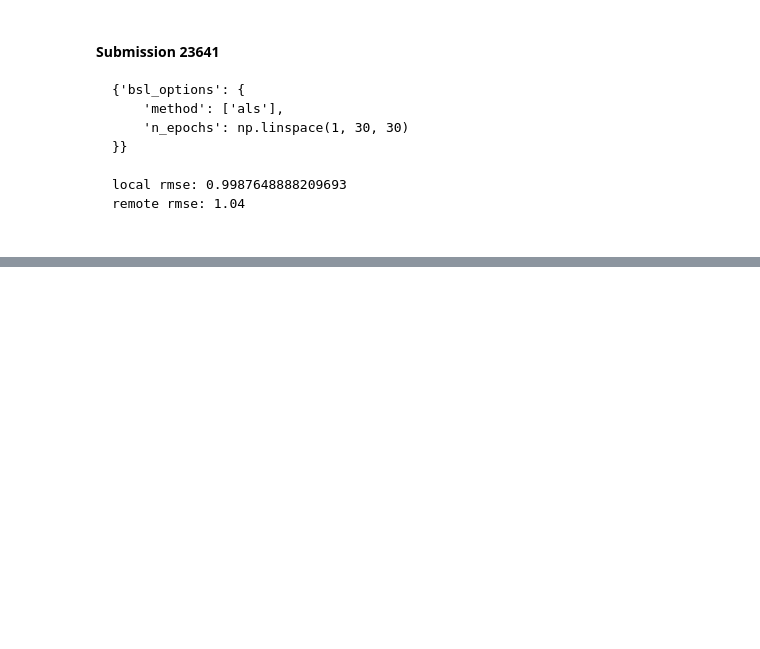
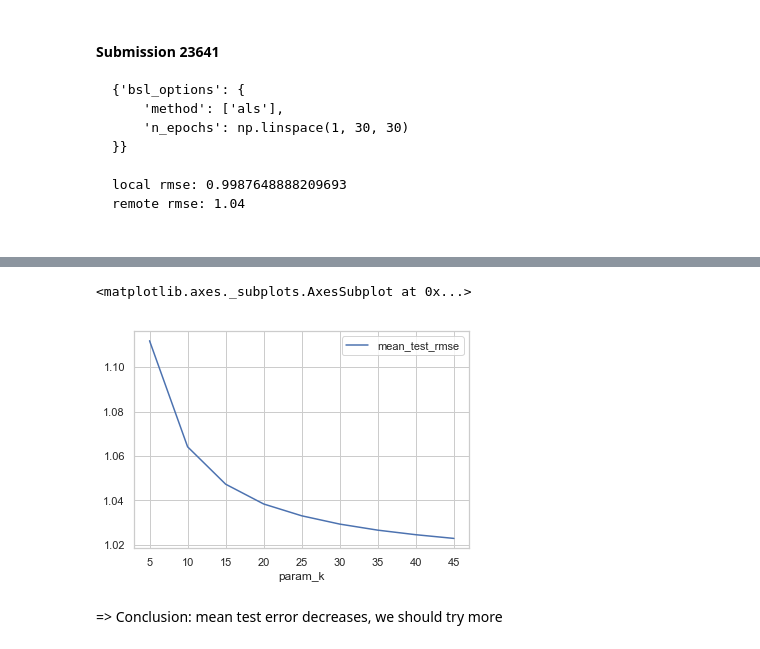
Before and after one commit to justcho5/ml_projects, a Jupyter notebook: project2/AnalyzeResult.ipynb, the cells around one changed output, grey strips where cells are left out. Cells and saved outputs as stored; diff of their text form; code cells hidden in the pictures; blank space fills up the shorter version.

```diff
--- a/project2/AnalyzeResult.ipynb
+++ b/project2/AnalyzeResult.ipynb
@@ -288,0 +295,7 @@ pa
+# %%
+results_df[results_df.param_min_k == 2].plot.line(x='param_k', y=['mean_test_rmse'])
+# %% [output]
+<matplotlib.axes._subplots.AxesSubplot at 0x...>
+[figure, added]
+# %% [markdown]
+=> Conclusion: mean test error decreases, we should try more
```
Also changed, not shown: parts of 6 cells of this notebook, 2 other files.
